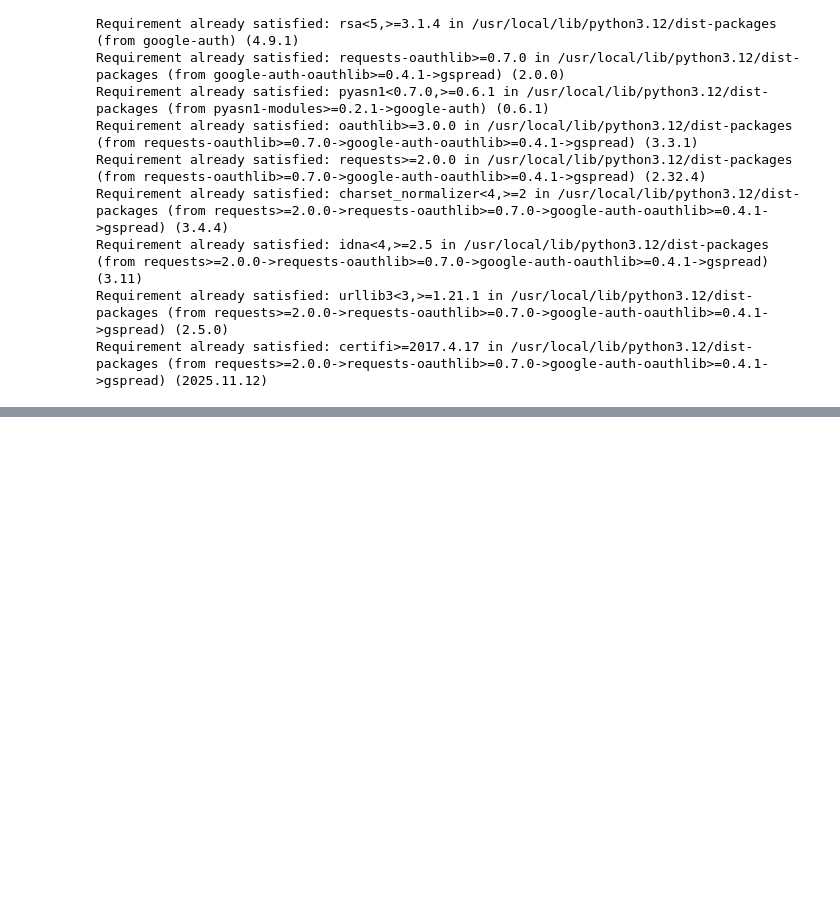
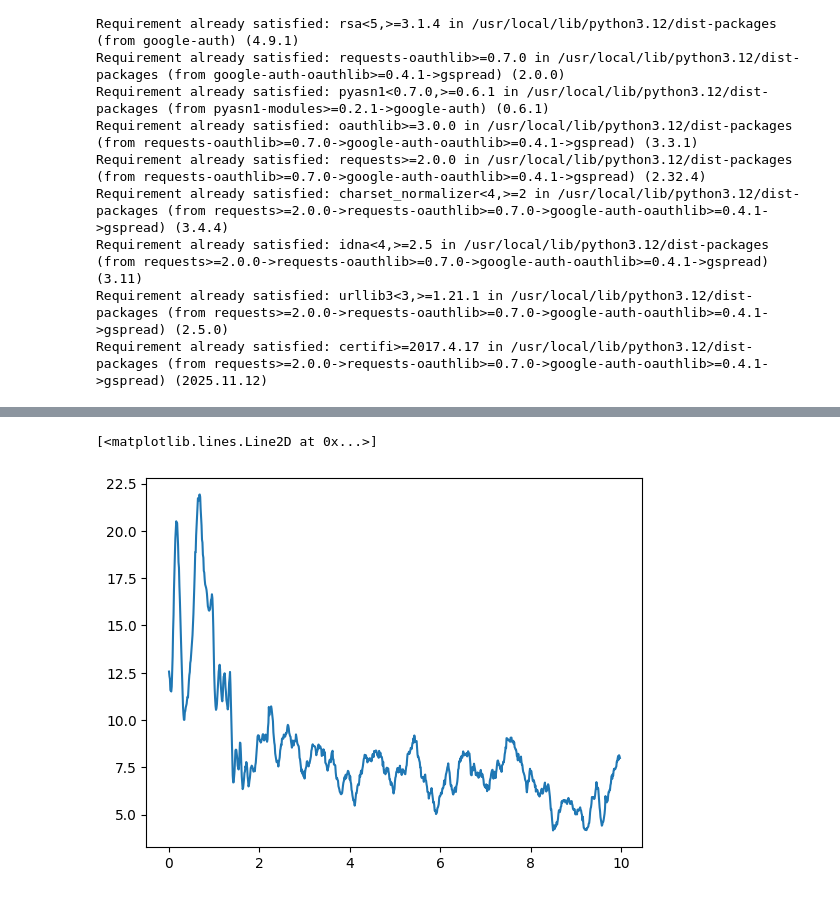
Before and after one commit to dave-heslop74/APA, a Jupyter notebook: Plotting_test_Phyphox.ipynb, the cells around one changed output, grey strips where cells are left out. Drawn from its saved outputs; the diff is of its cells as text; code cells hidden in the pictures; blank space fills up the shorter version.

```diff
--- a/Plotting_test_Phyphox.ipynb
+++ b/Plotting_test_Phyphox.ipynb
@@ -67,0 +56,5 @@ dtype: object
+# %%
+plt.plot(t,x)
+# %% [output]
+[<matplotlib.lines.Line2D at 0x...>]
+[figure, added]
```
Also changed, not shown: parts of 7 cells of this notebook.
